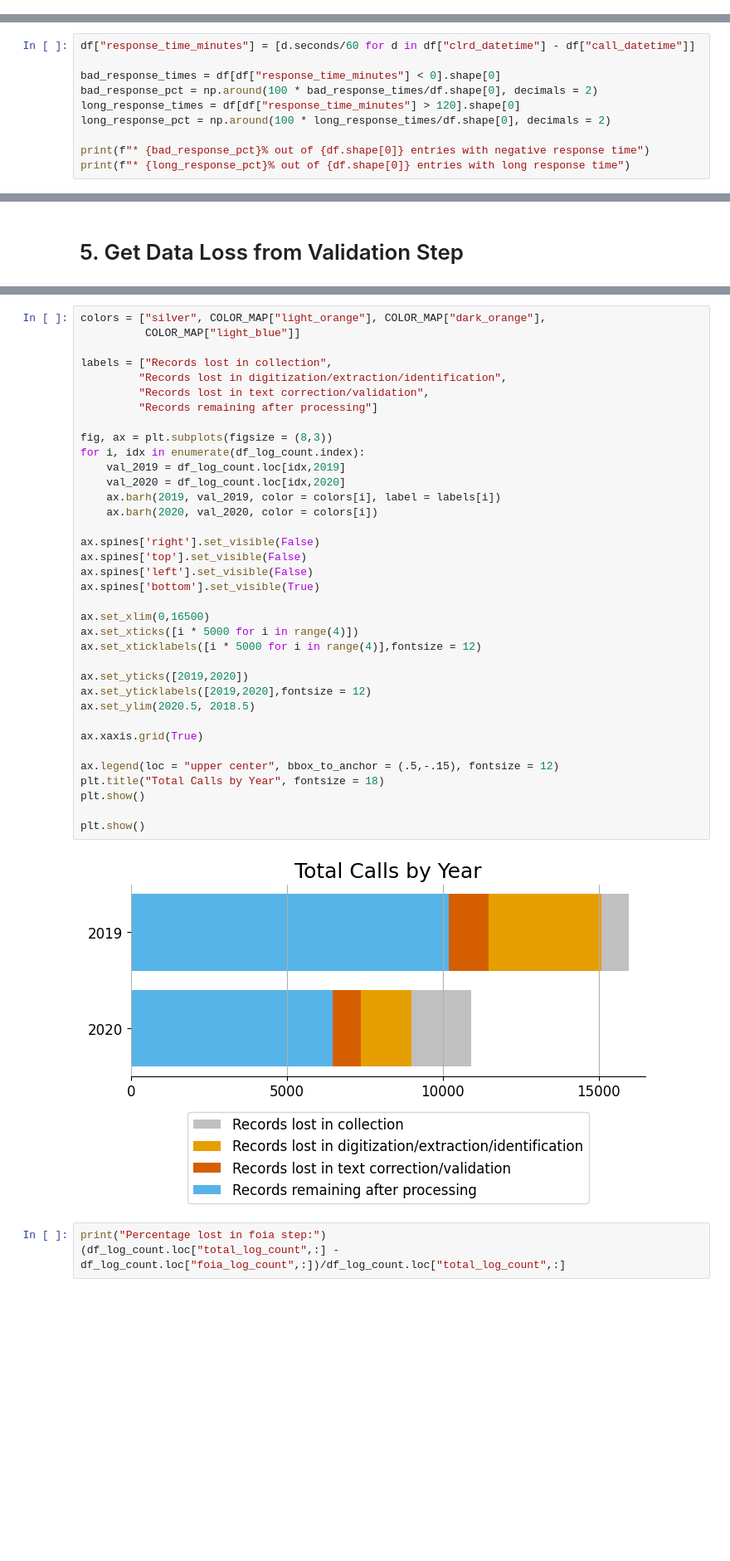
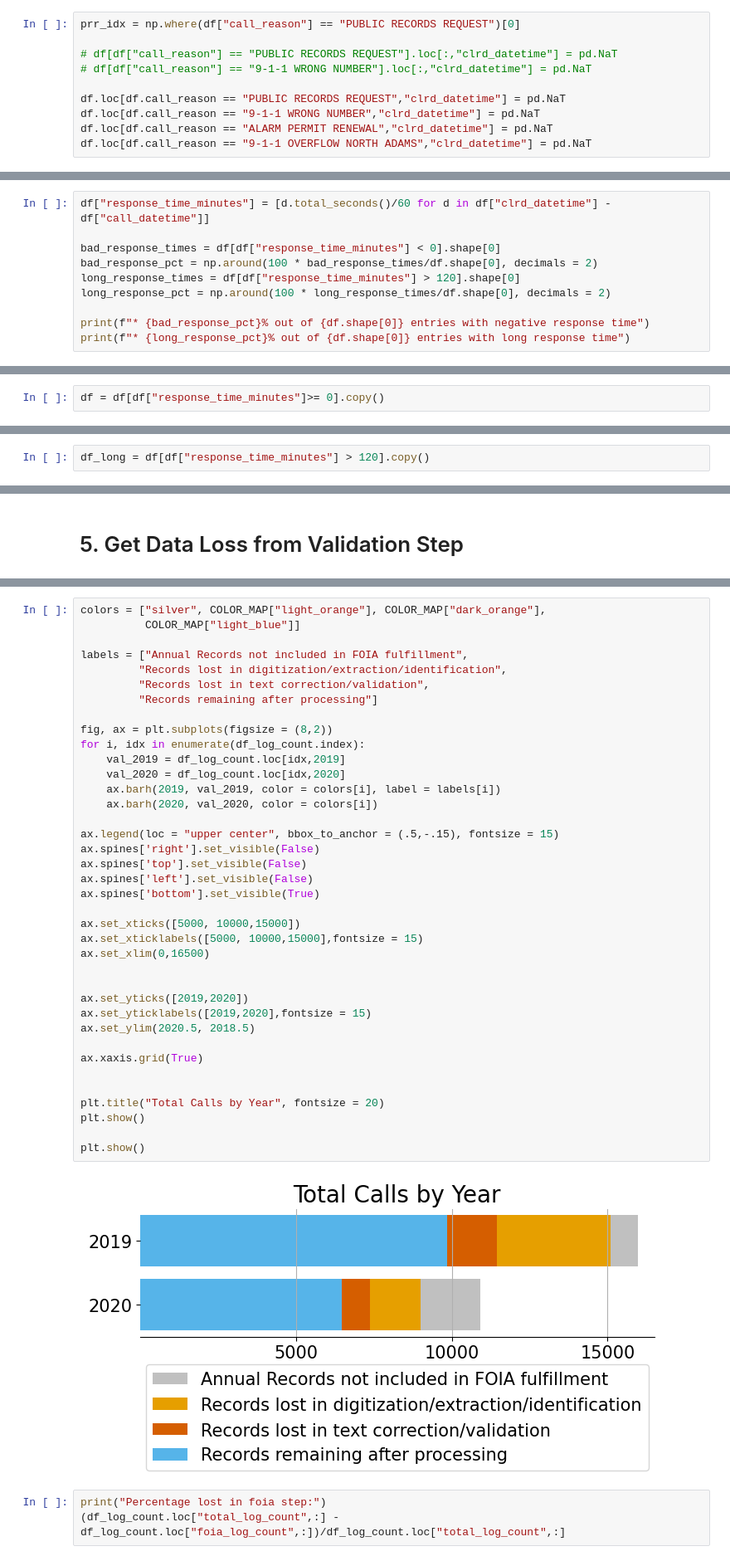
Before and after one commit to annahaensch/Policing_Pipeline, a Jupyter notebook: notebooks/Data_Processing.ipynb, the cells around one changed output, grey strips where cells are left out. Shown: that part at 83% size. Cells and saved outputs as stored; diff of their text form; blank space fills up the shorter version.

```diff
--- a/notebooks/Data_Processing.ipynb
+++ b/notebooks/Data_Processing.ipynb
@@ -374,3 +377,13 @@ A few things to note:
+# %%
+prr_idx = np.where(df["call_reason"] == "PUBLIC RECORDS REQUEST")[0]
+
+# df[df["call_reason"] == "PUBLIC RECORDS REQUEST"].loc[:,"clrd_datetime"] = pd.NaT
+# df[df["call_reason"] == "9-1-1 WRONG NUMBER"].loc[:,"clrd_datetime"] = pd.NaT
+
+df.loc[df.call_reason == "PUBLIC RECORDS REQUEST","clrd_datetime"] = pd.NaT
+df.loc[df.call_reason == "9-1-1 WRONG NUMBER","clrd_datetime"] = pd.NaT
+df.loc[df.call_reason == "ALARM PERMIT RENEWAL","clrd_datetime"] = pd.NaT
+df.loc[df.call_reason == "9-1-1 OVERFLOW NORTH ADAMS","clrd_datetime"] = pd.NaT
 # %%
 df_timenans = df[df["clrd_datetime"].isna()].copy()
 
@@ -500,7 +514,7 @@ df = df[~df["clrd_datetime"].isna()].copy()
 # %% [markdown]
 Check where the difference between `call_datetime` and `clrd_datetime` are negative or really unreasonably long.
 # %%
-df["response_time_minutes"] = [d.seconds/60 for d in df["clrd_datetime"] - df["call_datetime"]]
+df["response_time_minutes"] = [d.total_seconds()/60 for d in df["clrd_datetime"] - df["call_datetime"]]
 
 bad_response_times = df[df["response_time_minutes"] < 0].shape[0]
 bad_response_pct = np.around(100 * bad_response_times/df.shape[0], decimals = 2)
@@ -514,0 +529,2 @@ print(f"* {long_response_pct}% out of {df.shape[0]} entries with long response t
+# %%
+df = df[df["response_time_minutes"]>= 0].copy()
@@ -514,0 +533,2 @@ print(f"* {long_response_pct}% out of {df.shape[0]} entries with long response t
+# %%
+df_long = df[df["response_time_minutes"] > 120].copy()
@@ -569,41 +642,43 @@ dtype: int64
 # %%
 colors = ["silver", COLOR_MAP["light_orange"], COLOR_MAP["dark_orange"],
           COLOR_MAP["light_blue"]]
 
-labels = ["Records lost in collection",
+labels = ["Annual Records not included in FOIA fulfillment",
          "Records lost in digitization/extraction/identification",
          "Records lost in text correction/validation",
          "Records remaining after processing"]
 
-fig, ax = plt.subplots(figsize = (8,3))
+fig, ax = plt.subplots(figsize = (8,2))
 for i, idx in enumerate(df_log_count.index):
     val_2019 = df_log_count.loc[idx,2019]
     val_2020 = df_log_count.loc[idx,2020]
     ax.barh(2019, val_2019, color = colors[i], label = labels[i])
     ax.barh(2020, val_2020, color = colors[i])
 
+ax.legend(loc = "upper center", bbox_to_anchor = (.5,-.15), fontsize = 15)
 ax.spines['right'].set_visible(False)
 ax.spines['top'].set_visible(False)
 ax.spines['left'].set_visible(False)
 ax.spines['bottom'].set_visible(True)
 
+ax.set_xticks([5000, 10000,15000])
+ax.set_xticklabels([5000, 10000,15000],fontsize = 15)
 ax.set_xlim(0,16500)
-ax.set_xticks([i * 5000 for i in range(4)])
-ax.set_xticklabels([i * 5000 for i in range(4)],fontsize = 12)
+
 
 ax.set_yticks([2019,2020])
-ax.set_yticklabels([2019,2020],fontsize = 12)
+ax.set_yticklabels([2019,2020],fontsize = 15)
 ax.set_ylim(2020.5, 2018.5)
 
 ax.xaxis.grid(True)
 
-ax.legend(loc = "upper center", bbox_to_anchor = (.5,-.15), fontsize = 12)
-plt.title("Total Calls by Year", fontsize = 18)
+
+plt.title("Total Calls by Year", fontsize = 20)
 plt.show()
 
 plt.show()
 # %% [output]
-[figure, old version]
+[figure, new version]
 # %%
 print("Percentage lost in foia step:")
 (df_log_count.loc["total_log_count",:] - df_log_count.loc["foia_log_count",:])/df_log_count.loc["total_log_count",:]
```
Also changed, not shown: parts of 31 cells of this notebook.
